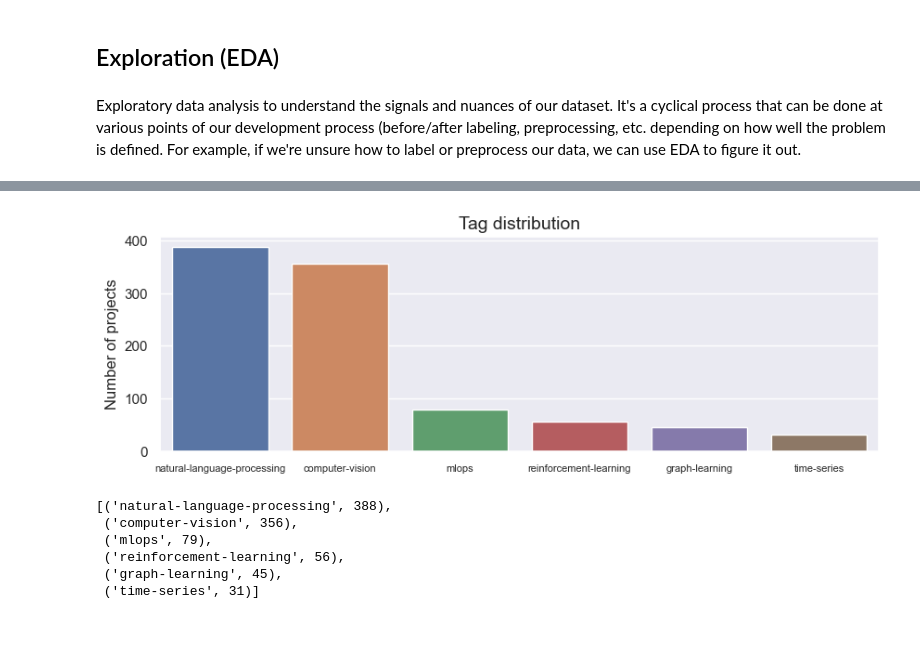
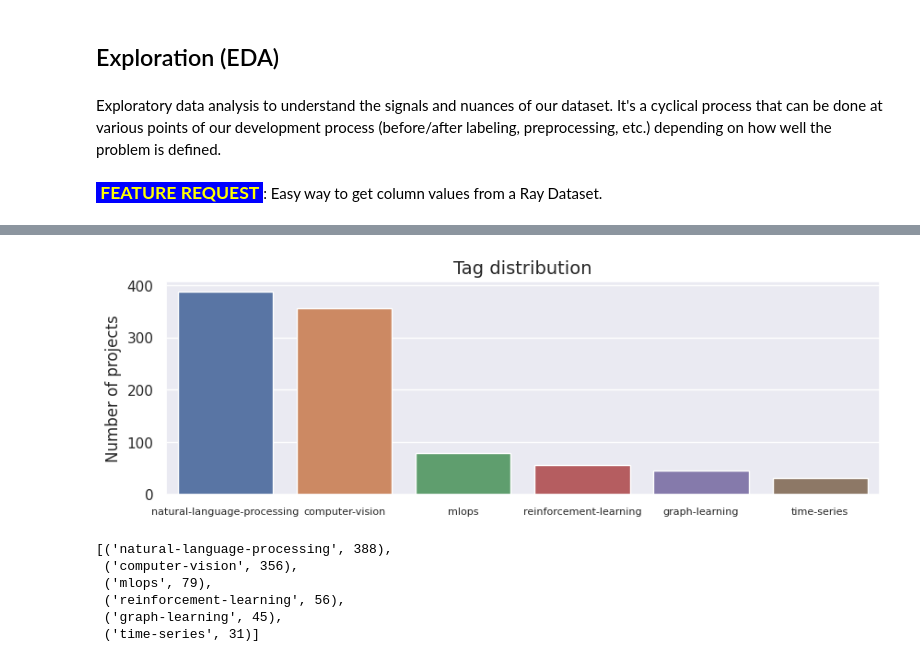
Before and after one commit to anyscale/Made-With-ML, a Jupyter notebook: notebooks/finetune_llm.ipynb, the cells around one changed output, grey strips where cells are left out. Cells and saved outputs as stored; diff of their text form; code cells hidden in the pictures; blank space fills up the shorter version.

Commit message:
ray data successfully incorporated

```diff
--- a/notebooks/finetune_llm.ipynb
+++ b/notebooks/finetune_llm.ipynb
@@ -43,9 +81,10 @@ We'll start by loading our data assets that we'll be working on.
 > Recall that our [objective](https://madewithml.com/courses/mlops/design#objectives) was to classify incoming content so that the community can discover them easily. These two files will be the source of our training data for our models.
 # %%
 # Data sources
-PROJECTS_URL = "https://raw.githubusercontent.com/GokuMohandas/Made-With-ML/main/datasets/projects.csv"
-TAGS_URL = "https://raw.githubusercontent.com/GokuMohandas/Made-With-ML/main/datasets/tags.csv"
-LABELED_PROJECTS_URL = "https://raw.githubusercontent.com/GokuMohandas/Made-With-ML/main/datasets/labeled_projects.csv"
+DATASETS_URL = "https://raw.githubusercontent.com/GokuMohandas/Made-With-ML/main/datasets"
+PROJECTS_URL = f"{DATASETS_URL}/projects.csv"
+TAGS_URL = f"{DATASETS_URL}/tags.csv"
+LABELED_PROJECTS_URL = f"{DATASETS_URL}/labeled_projects.csv"
 # %% [markdown]
 ## Extract + Load
 
@@ -95,0 +137,5 @@ df.head()
+# %%
+# Data ingestion (same as df we created above)
+ds = ray.data.read_csv(LABELED_PROJECTS_URL).repartition(num_cpu_workers)
+ds = ds.random_shuffle(seed=1234)
+ds.take(1)
@@ -96,13 +160,11 @@ df.head()
 # %% [markdown]
 ## Exploration (EDA)
 # %% [markdown]
-Exploratory data analysis to understand the signals and nuances of our dataset. It's a cyclical process that can be done at various points of our development process (before/after labeling, preprocessing, etc. depending on how well the problem is defined. For example, if we're unsure how to label or preprocess our data, we can use EDA to figure it out.
+Exploratory data analysis to understand the signals and nuances of our dataset. It's a cyclical process that can be done at various points of our development process (before/after labeling, preprocessing, etc.) depending on how well the problem is defined.
 # %%
 from collections import Counter
 import ipywidgets as widgets
 import matplotlib.pyplot as plt
-import seaborn as sns
-import warnings
+import seaborn as sns; sns.set_theme()
+import warnings; warnings.filterwarnings("ignore")
 from wordcloud import WordCloud, STOPWORDS
-sns.set_theme()
-warnings.filterwarnings("ignore")
@@ -112,6 +171,12 @@ df = pd.read_csv(LABELED_PROJECTS_URL)
+# %%
+def get_values(ds, col):
+    return ds.select_columns([col]).to_pandas()[col].tolist()
+# %% [markdown]
+<span style="font-size:1.1rem;color:yellow;background:blue;"><b>&nbsp;FEATURE REQUEST&nbsp;</b></span>: Easy way to get column values from a Ray Dataset.
 # %%
 # Distribution of tags
-tags, tag_counts = zip(*Counter(df.tag.values).most_common())
+all_tags = Counter(get_values(ds, col="tag"))
+tags, tag_counts = zip(*all_tags.most_common())
 plt.figure(figsize=(10, 3))
 ax = sns.barplot(x=list(tags), y=list(tag_counts))
 plt.title("Tag distribution", fontsize=14)
@@ -122,3 +188,3 @@ plt.show()
-[figure, old version]
+[figure, new version]
 # %%
 # Most common tags
```
Also changed, not shown: parts of 297 cells of this notebook.
